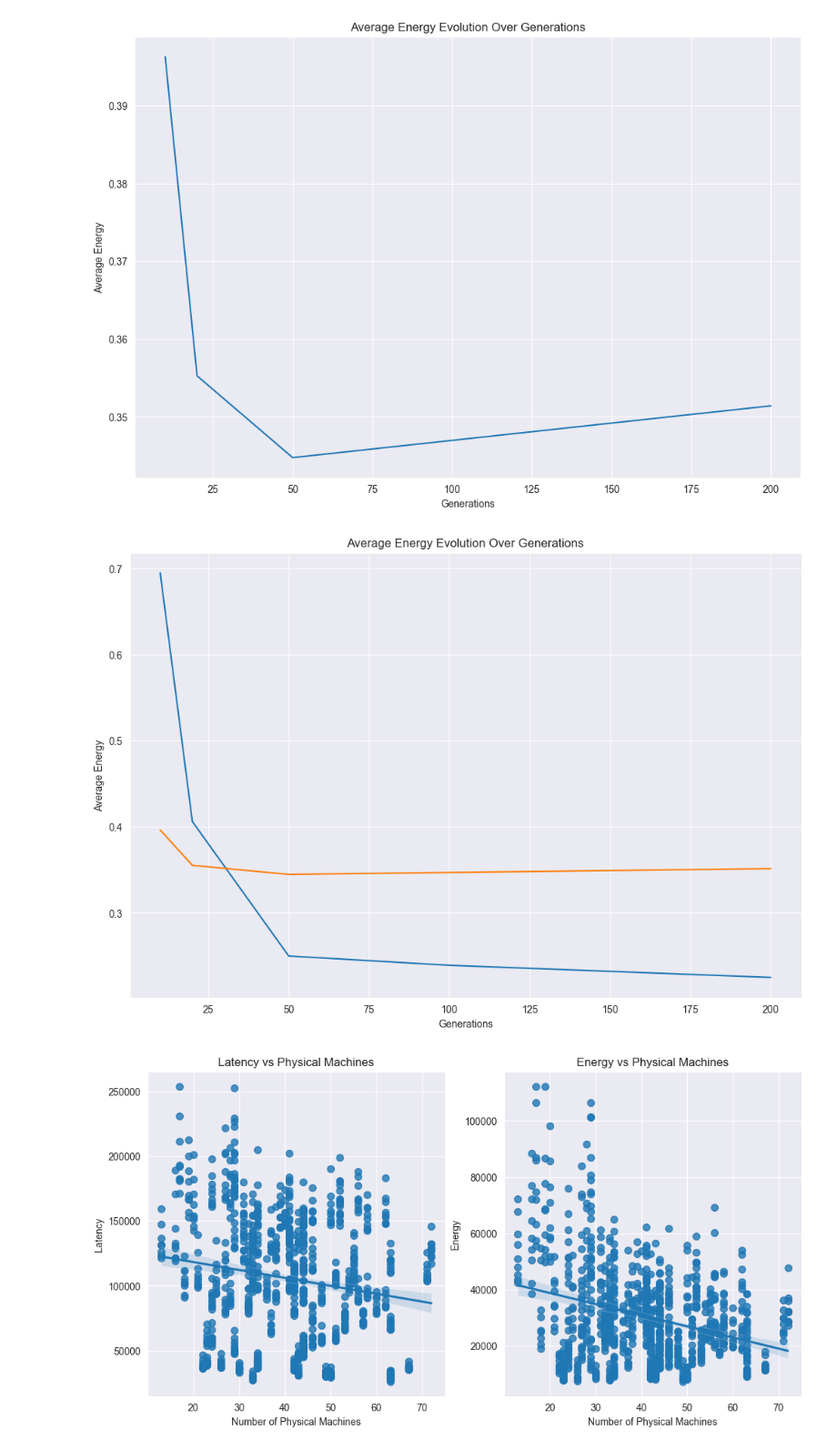
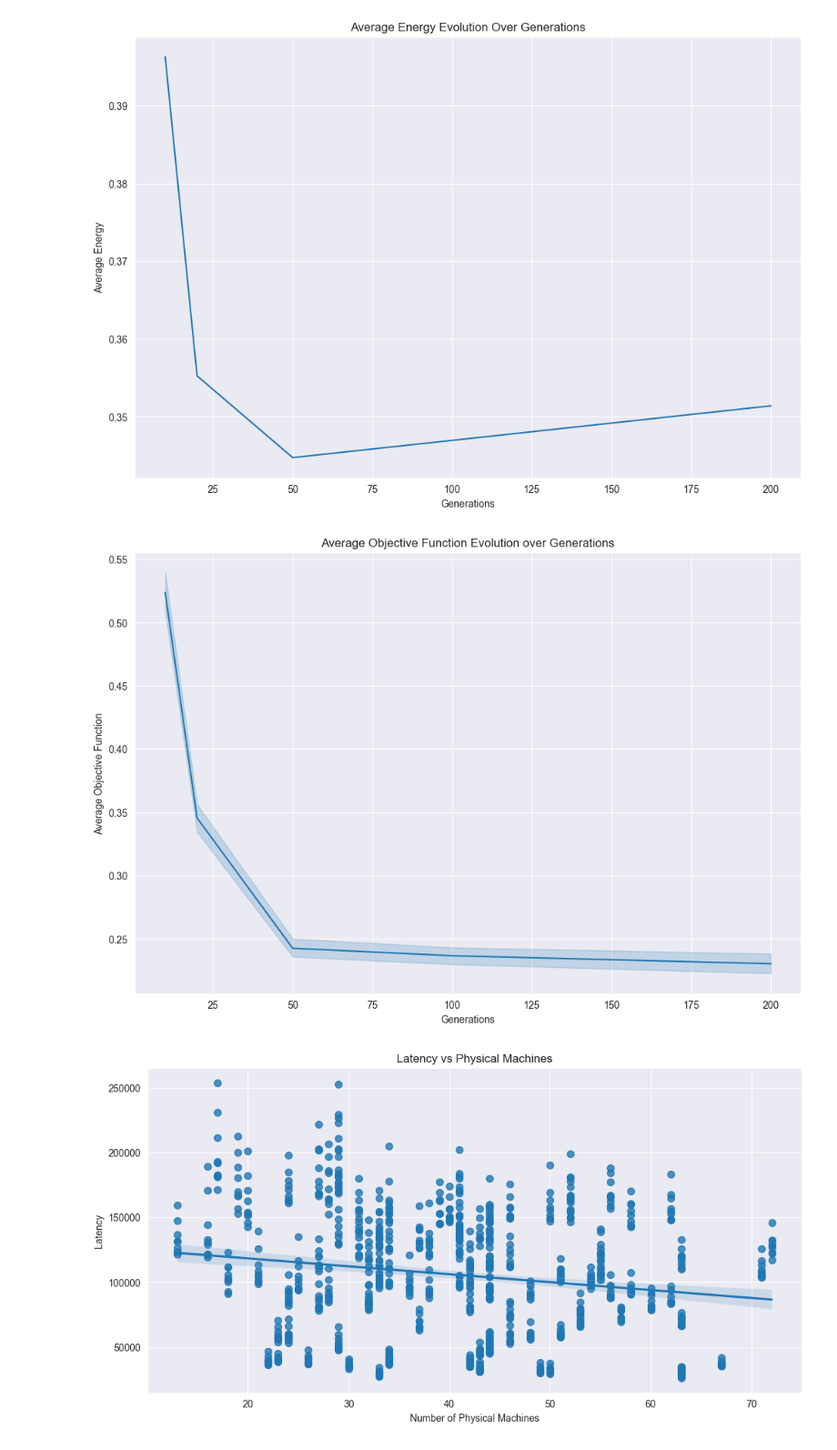
Before and after one commit to mpgallage/computing-continuum-simulator, a Jupyter notebook: analysis.ipynb, the cells around one changed output. Shown at 91% size. Cells and saved outputs as stored; diff of their text form; code cells hidden in the pictures.

Commit message:
Improving look and feel of graphs

```diff
--- a/analysis.ipynb
+++ b/analysis.ipynb
@@ -81,32 +81,26 @@ plt.show()
 [figure]
 # %%
 # Creating a line chart to show how energy evolves over generations
+alpha_beta_median_data = data[(data['alpha'] == 0.5) & (data['beta'] == 0.5)].copy()
+alpha_beta_median_data['objective_func'] = alpha_beta_median_data['energy'] * 0.5 + alpha_beta_median_data['latency'] * 0.5
 plt.figure(figsize=(12, 8))
-sns.lineplot(x='generations', y='latency', data=avg_latency_per_generation)
-sns.lineplot(x='generations', y='energy', data=avg_energy_per_generation)
-plt.title('Average Energy Evolution Over Generations')
+sns.lineplot(x='generations', y='objective_func', data=alpha_beta_median_data)
+plt.title('Average Objective Function Evolution over Generations')
 plt.xlabel('Generations')
-plt.ylabel('Average Energy')
+plt.ylabel('Average Objective Function')
 plt.show()
 # %% [output]
-[figure, old version]
+[figure, new version]
 # %%
 # Latency vs physical_machines
 plt.figure(figsize=(12, 6))
-plt.subplot(1, 2, 1)
 sns.regplot(x='physical_machines', y='latency', data=gen_200_raw_data, scatter_kws={'s':50})
 plt.title('Latency vs Physical Machines')
 plt.xlabel('Number of Physical Machines')
 plt.ylabel('Latency')
-
-plt.subplot(1, 2, 2)
-sns.regplot(x='physical_machines', y='energy', data=gen_200_raw_data, scatter_kws={'s':50})
-plt.title('Energy vs Physical Machines')
-plt.xlabel('Number of Physical Machines')
-plt.ylabel('Energy')
 plt.show()
 # %% [output]
-[figure, old version]
+[figure, new version]
 # %%
 # Latency vs physical_machines
 plt.figure(figsize=(12, 6))
```
Also changed, not shown: parts of 11 cells of this notebook, 1 other file.
